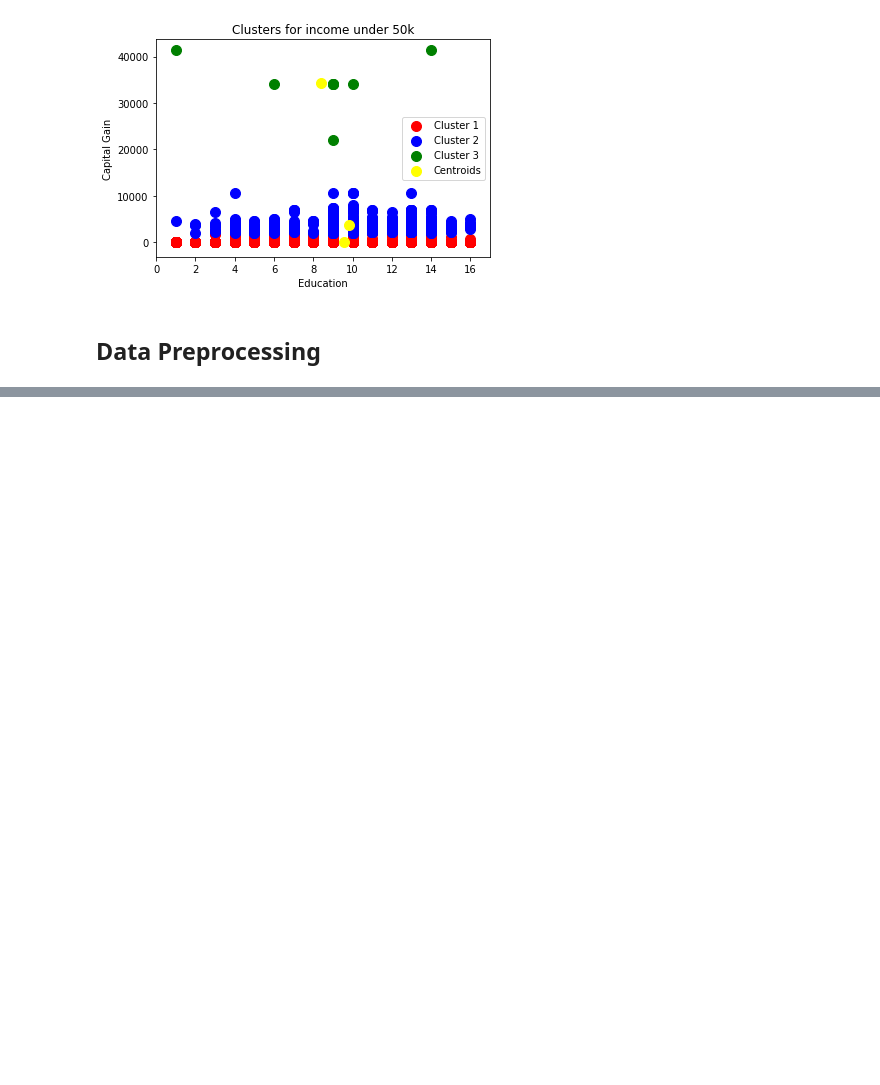
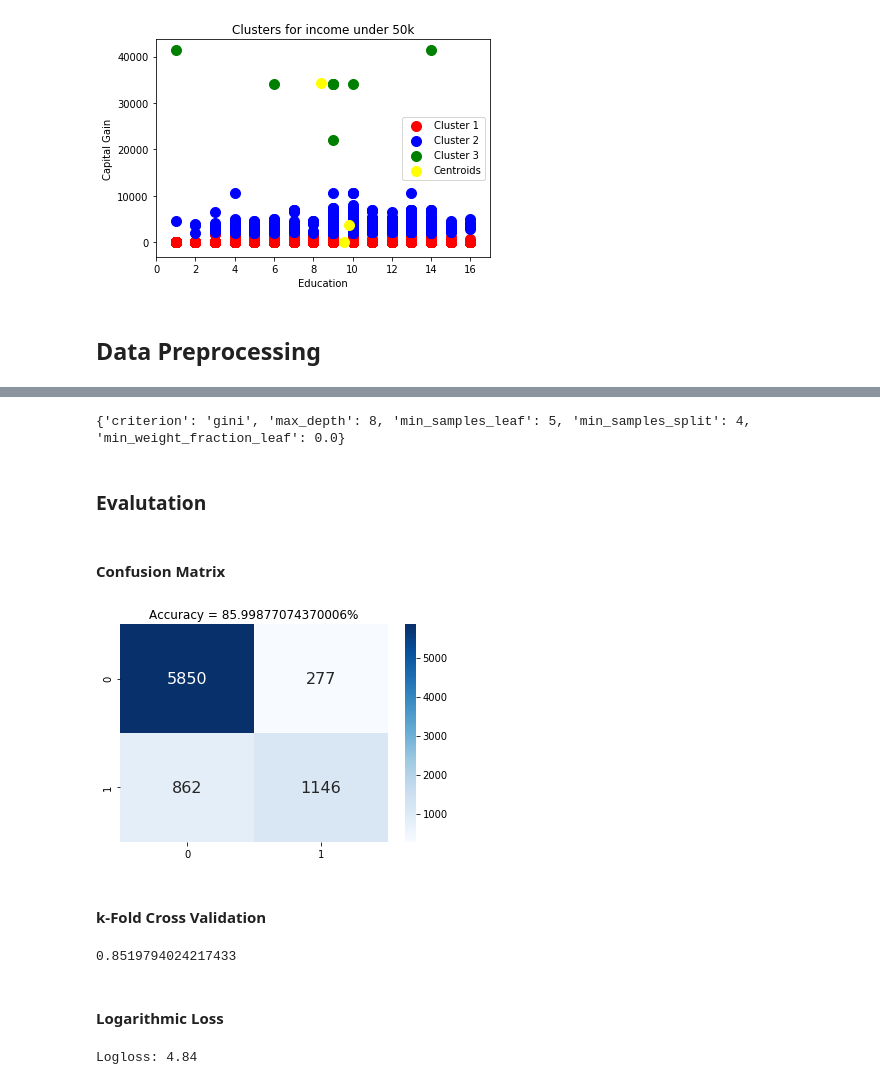
Before and after one commit to amansahil/Income-Predictor, a Jupyter notebook: main.ipynb, the cells around one changed output, grey strips where cells are left out. Saved outputs shown, nothing was run; the diff lists cells and outputs as text; code cells hidden in the pictures; blank space fills up the shorter version.

```diff
--- a/main.ipynb
+++ b/main.ipynb
@@ -528,0 +538,20 @@ X_test_LDA = pca.transform(X_test)
+# %%
+# Creating Decision Tree Classification
+from sklearn.tree import DecisionTreeClassifier
+classifier = DecisionTreeClassifier()
+# %%
+# Applying Grid Search
+from sklearn.model_selection import GridSearchCV
+parameters = [
+    {
+     'criterion': ['gini', 'entropy'],
+     'max_depth': [4,6,8,12, None],
+     'min_samples_split': [2, 4, 6 , 8, 10],
+     'min_samples_leaf': [1, 2, 3, 4, 5],
+     'min_weight_fraction_leaf': [0.0, 0.1, 0.2, 0.3, 0.4, 0.5]
+    }
+]
+
+grid_search = GridSearchCV(estimator = classifier, param_grid = parameters, scoring = 'accuracy', cv = 10, n_jobs = -1)
+# %%
+grid_search.fit(X_train, y_train)
@@ -528,0 +576,32 @@ X_test_LDA = pca.transform(X_test)
+# %%
+print(grid_search.best_params_)
+# %% [output]
+{'criterion': 'gini', 'max_depth': 8, 'min_samples_leaf': 5, 'min_samples_split': 4, 'min_weight_fraction_leaf': 0.0}
+# %%
+y_pred = grid_search.predict(X_test)
+# %% [markdown]
+### Evalutation
+# %% [markdown]
+#### Confusion Matrix
+# %%
+cm = confusion_matrix(y_test, y_pred)
+sns.heatmap(cm, annot=True, annot_kws={"size": 16}, cmap="Blues", fmt='g')
+
+plt.title('Accuracy = ' + str(accuracy_score(y_test, y_pred) * 100) + '%')
+plt.show()
+# %% [output]
+[figure, added]
+# %% [markdown]
+#### k-Fold Cross Validation
+# %%
+accuracies = grid_search.best_score_
+print((str(accuracies * 100) + '%'))
+# %% [output]
+0.8519794024217433
+# %% [markdown]
+#### Logarithmic Loss
+# %%
+accuracy = log_loss(y_test, y_pred)
+print("Logloss: %.2f" % (accuracy))
+# %% [output]
+Logloss: 4.84
```
Also changed, not shown: parts of 36 cells of this notebook.
